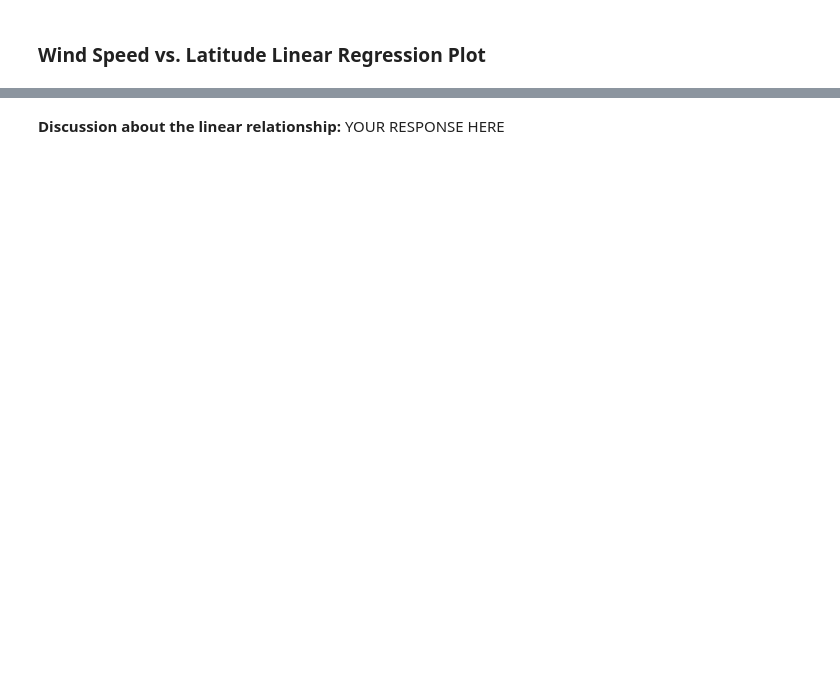
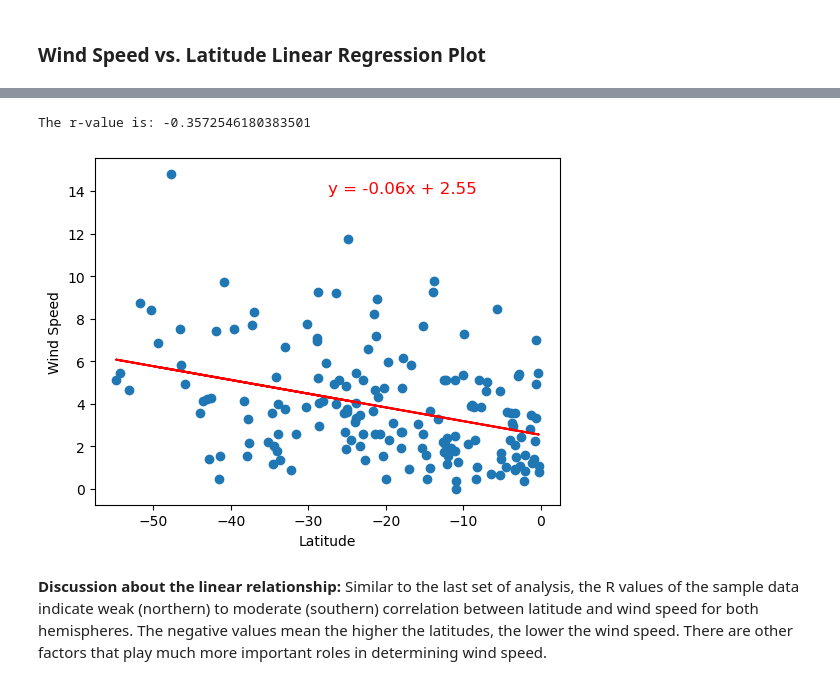
Before and after one commit to moonsunkey/python-api-challenge, a Jupyter notebook: WeatherPy.ipynb, the cells around one changed output, grey strips where cells are left out. Saved outputs shown, nothing was run; the diff lists cells and outputs as text; code cells hidden in the pictures; blank space fills up the shorter version.

Commit message:
Finished analysis portion of the WeatherPy file.

```diff
--- a/WeatherPy.ipynb
+++ b/WeatherPy.ipynb
@@ -399,2 +394,10 @@ The r-value is: 0.062239040700515696
-# %% [markdown]
-**Discussion about the linear relationship:** YOUR RESPONSE HERE
+# %%
+# Southern Hemisphere
+plot_linear_regression(southern_hemi_df["Lat"], southern_hemi_df["Wind Speed"], 'Latitude', 'Wind Speed')
+print("The r-value is:",st.pearsonr(southern_hemi_df["Lat"], southern_hemi_df["Wind Speed"])[0])
+plt.show()
+# %% [output]
+The r-value is: -0.3572546180383501
+[figure, added]
+# %% [markdown]
+**Discussion about the linear relationship:** Similar to the last set of analysis, the R values of the sample data indicate weak (northern) to moderate (southern) correlation between latitude and wind speed for both hemispheres. The negative values mean the higher the latitudes, the lower the wind speed. There are other factors that play much more important roles in determining wind speed.
```
Also changed, not shown: parts of 7 cells of this notebook.
